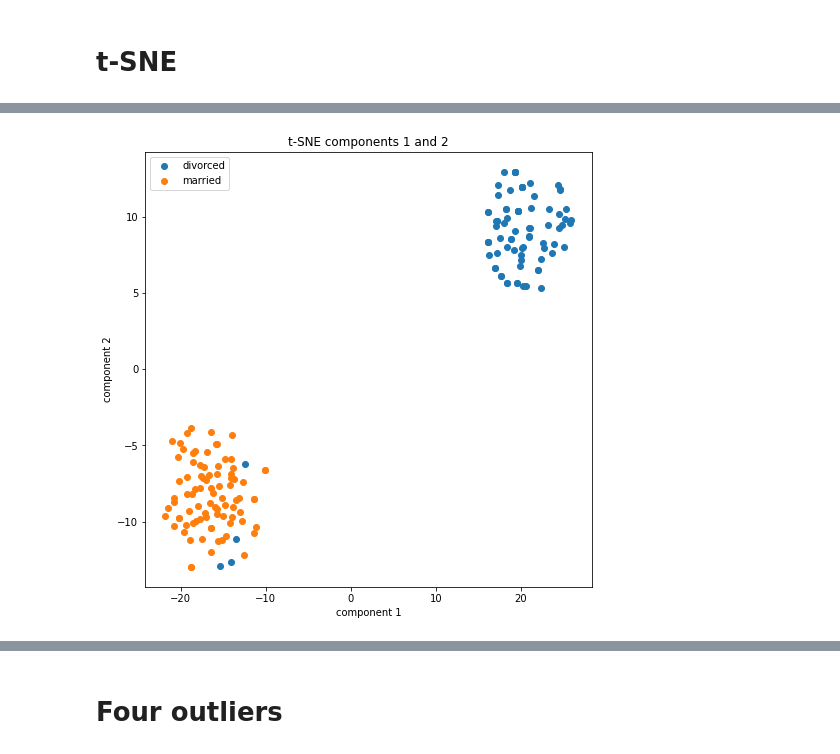
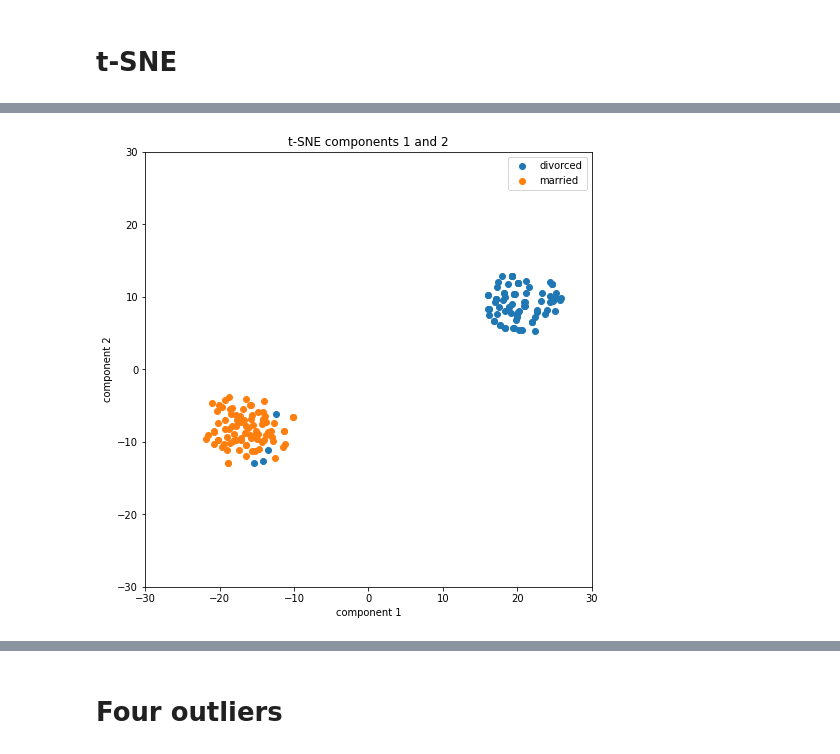
Before and after one commit to MGJvanGroeningen/aidm_assignments_21_22, a Jupyter notebook: assignment3/assignment3_m.ipynb, the cells around one changed output, grey strips where cells are left out. Drawn from its saved outputs; the diff is of its cells as text; code cells hidden in the pictures.

```diff
--- a/assignment3/assignment3_m.ipynb
+++ b/assignment3/assignment3_m.ipynb
@@ -175,14 +180,13 @@ Married subset answers: [0 0 0 0 1 1 1 1 2 0]
 # %% [markdown]
 # Functions
 # %%
-def plot_components(comp_divorced, comp_married, comp1, comp2, method):
-    fig, ax = plt.subplots(figsize=(8,8))
+def plot_components(ax, comp_divorced, comp_married, comp1, comp2, method):
     ax.scatter(comp_divorced.T[comp1 - 1], comp_divorced.T[comp2 - 1], label='divorced')
     ax.scatter(comp_married.T[comp1 - 1], comp_married.T[comp2 - 1], label='married')
     ax.set_title(f'{method} components {comp1} and {comp2}')
     ax.set_xlabel(f'component {comp1}')
     ax.set_ylabel(f'component {comp2}')
     ax.legend()
-    return fig, ax
+    return ax
 # %% [markdown]
 # PCA
@@ -252,19 +351,22 @@ plt.show()
 # %%
 # Reduce the data to a number of components
 n_comp = 2
 tsne = TSNE(n_components=n_comp, random_state=42)
 comp = tsne.fit_transform(X)
 
 # Divide into divorced and married subset
 comp_divorced = comp[divorced]
 comp_married = comp[married]
 
 # Select components
 comp1 = 1
 comp2 = 2
 
 # Plot components
-ax = plot_components(comp_divorced, comp_married, comp1, comp2, method='t-SNE')
+fig, ax = plt.subplots(figsize=(8,8))
+ax = plot_components(ax, comp_divorced, comp_married, comp1, comp2, method='t-SNE')
+ax.set_xlim(-30, 30)
+ax.set_ylim(-30, 30)
 plt.show()
 # %% [output]
-[figure, old version]
+[figure, new version]
```
Also changed, not shown: parts of 17 cells of this notebook.
